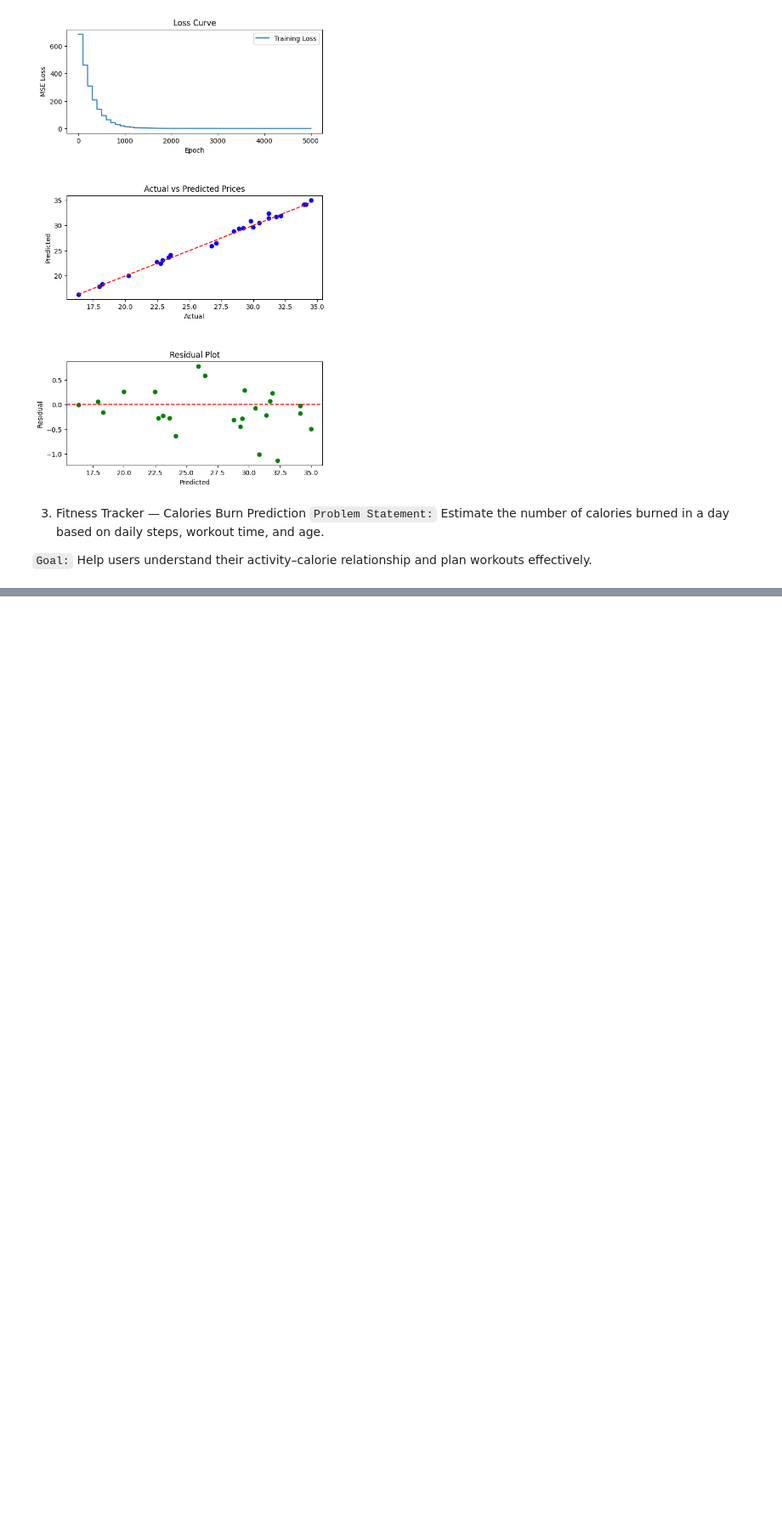
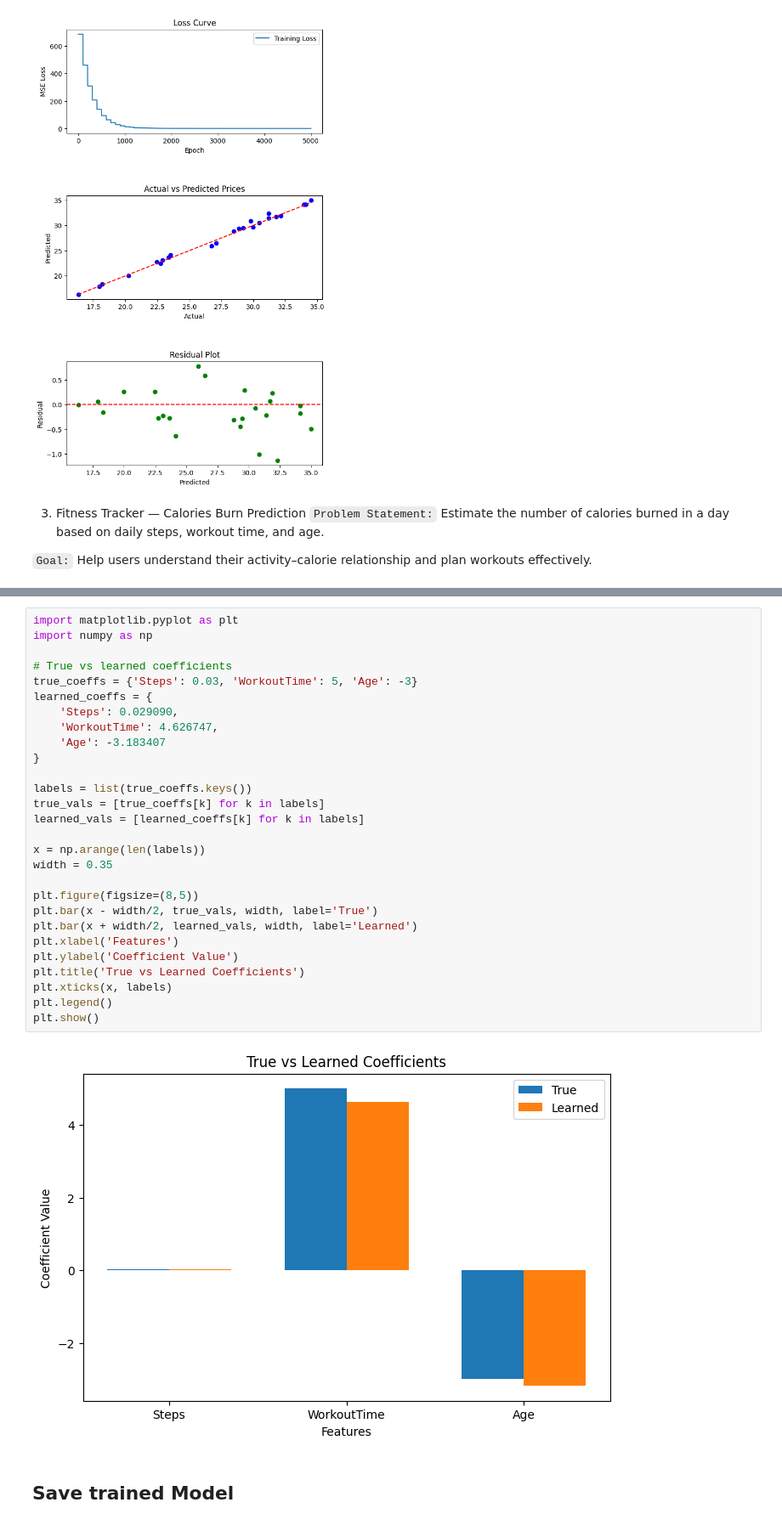
Before and after one commit to varun-chourasia/Machine-Learning-, a Jupyter notebook: Supervised_Learning.ipynb, the cells around one changed output, grey strips where cells are left out. Shown at 85% size. Cells and saved outputs as stored; diff of their text form; blank space fills up the shorter version.

```diff
--- a/Supervised_Learning.ipynb
+++ b/Supervised_Learning.ipynb
@@ -417,0 +417,32 @@ Bias: 575.8480289714894
+# %%
+import matplotlib.pyplot as plt
+import numpy as np
+
+# True vs learned coefficients
+true_coeffs = {'Steps': 0.03, 'WorkoutTime': 5, 'Age': -3}
+learned_coeffs = {
+    'Steps': 0.029090,
+    'WorkoutTime': 4.626747,
+    'Age': -3.183407
+}
+
+labels = list(true_coeffs.keys())
+true_vals = [true_coeffs[k] for k in labels]
+learned_vals = [learned_coeffs[k] for k in labels]
+
+x = np.arange(len(labels))
+width = 0.35
+
+plt.figure(figsize=(8,5))
+plt.bar(x - width/2, true_vals, width, label='True')
+plt.bar(x + width/2, learned_vals, width, label='Learned')
+plt.xlabel('Features')
+plt.ylabel('Coefficient Value')
+plt.title('True vs Learned Coefficients')
+plt.xticks(x, labels)
+plt.legend()
+plt.show()
+# %% [output]
+[figure, added]
+# %% [markdown]
+## Save trained Model
```
Also changed, not shown: parts of 4 cells of this notebook.
